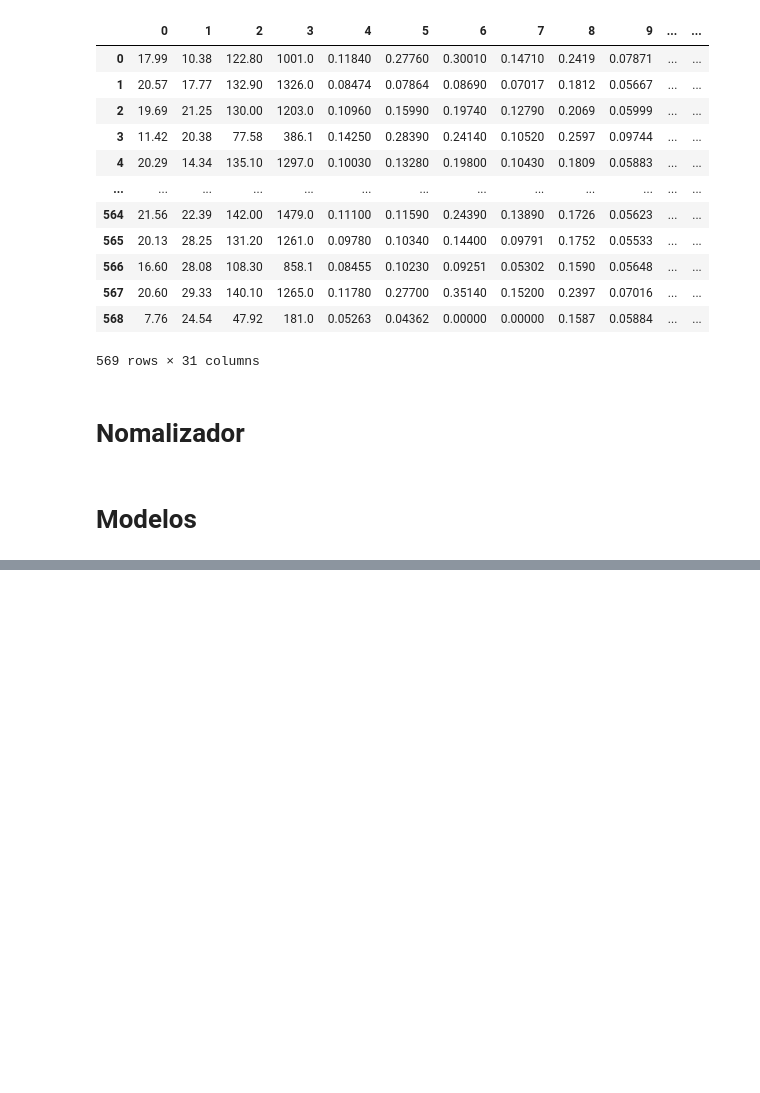
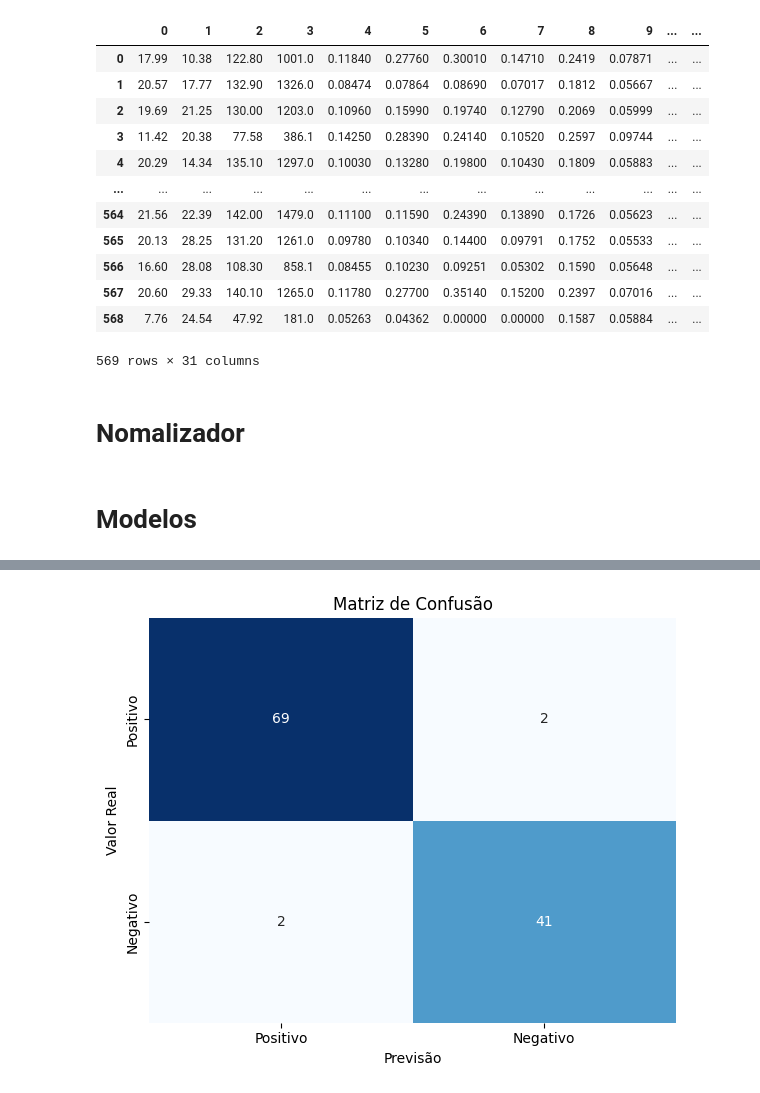
Before and after one commit to J0hnV1ct0r/Rpad, a Jupyter notebook: Clssificacao_estatistica_knn.ipynb, the cells around one changed output, grey strips where cells are left out. Cells and saved outputs as stored; diff of their text form; code cells hidden in the pictures; blank space fills up the shorter version.

Commit message:
Finalização dos modelos knn e discirminante

```diff
--- a/Clssificacao_estatistica_knn.ipynb
+++ b/Clssificacao_estatistica_knn.ipynb
@@ -160,0 +262,3 @@ class LogisticClassifier:
+# %%
+x=breast.iloc[:, 0:30]
+y=breast[['y']]
@@ -160,0 +287,78 @@ class LogisticClassifier:
+# %%
+# Dividindo os dados em treino e teste
+X_train, X_test, y_train, y_test = train_test_split(x, y, test_size=0.2, random_state=42)
+X_train = X_train.reset_index(drop=True)
+y_train = y_train.reset_index(drop=True)
+X_test = X_test.reset_index(drop=True)
+y_test = y_test.reset_index(drop=True)
+
+# Normalizando os dados
+norm=Nomalizer()
+norm.fit(X_train,y_train)
+norm_Trx,norm_Try=norm.normalize(X_train,y_train)
+norm_Tsx,norm_Tsy=norm.normalize(X_test,y_test)
+
+
+# Treinando um modelo
+model = KNNClassifier()
+model.fit(norm_Trx,y_train)
+
+# Fazendo previsões
+y_pred = model.predict(norm_Tsx,5)
+
+# Contagem para de TP,FN,FP,TN para calcular metricas e matriz de confusão
+TP = 0  # Verdadeiro Positivo
+FN = 0  # Falso Negativo
+FP = 0  # Falso Positivo
+TN = 0  # Verdadeiro Negativo
+
+
+indices = list(range(len(y_pred)))
+for i in indices:
+    if y_test['y'][i] == 1 and y_pred[i] == 1:
+        TP += 1
+    elif y_test['y'][i] == 0 and y_pred[i] == 0:
+        TN += 1
+    elif y_test['y'][i] == 0 and y_pred[i] == 1:
+        FP += 1
+    elif y_test['y'][i] == 1 and y_pred[i] == 0:
+        FN += 1
+
+matriz_confusao = np.array([[TP, FN],
+                            [FP, TN]])
+print("/////////////////////////////////////////////////")
+
+# Calculo da acuracia
+acuracia = (TP + TN) / len(norm_Tsy)
+print("acuracia do modelo: ",acuracia)
+
+
+# Calculo da revocação
+revocacao = TP / (TP + FN)
+print("revocação do modelo: ",revocacao)
+
+# Calculando a precisão
+precisao = TP / (TP + FP)
+print("precisao do modelo: ",precisao)
+
+# Calculando f1-score
+f1_score = 2 * (precisao * revocacao) / (precisao + revocacao)
+print("f1-score do modelo: ",f1_score)
+
+# Criar o gráfico
+plt.figure(figsize=(6, 5))
+ax = sns.heatmap(matriz_confusao, annot=True, fmt="d", cmap="Blues", cbar=False)
+
+# Configurações do gráfico
+ax.set_title("Matriz de Confusão")
+ax.set_xlabel("Previsão")
+ax.set_ylabel("Valor Real")
+
+# Adicionando rótulos aos eixos
+ax.xaxis.set_ticklabels(["Positivo", "Negativo"])
+ax.yaxis.set_ticklabels(["Positivo", "Negativo"])
+
+# Exibir o gráfico
+plt.tight_layout()
+plt.show()
+# %% [output]
@@ -160,0 +370 @@ class LogisticClassifier:
+[figure, added]
```
Also changed, not shown: parts of 14 cells of this notebook, 1 other file.
